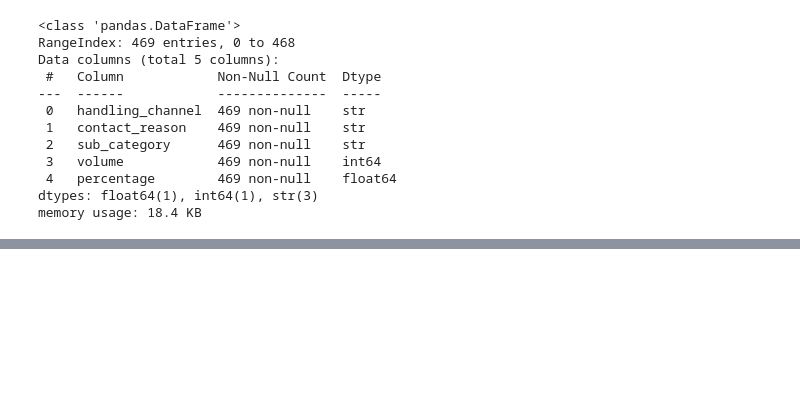
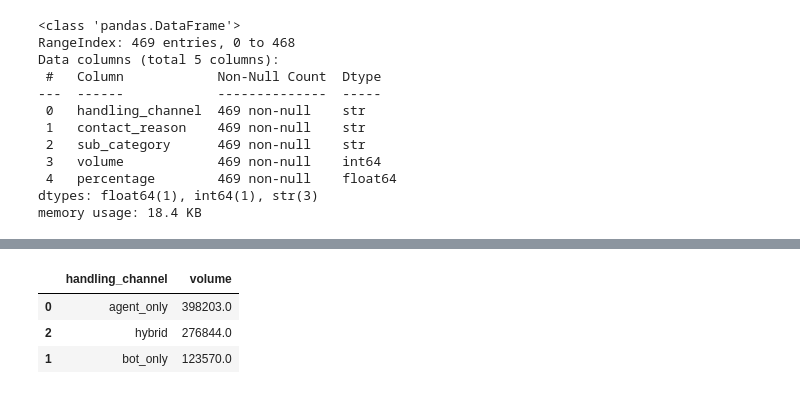
Before and after one commit to JuanjoRestrepo/TaskUS---Adidas-LAM-Chatbot-Analytics-Case, a Jupyter notebook: notebooks/notebooks/01_data_understanding.ipynb, the cells around one changed output, grey strips where cells are left out. Saved outputs shown, nothing was run; the diff lists cells and outputs as text; code cells hidden in the pictures; blank space fills up the shorter version.

```diff
--- a/notebooks/notebooks/01_data_understanding.ipynb
+++ b/notebooks/notebooks/01_data_understanding.ipynb
@@ -967,0 +1063,15 @@ memory usage: 18.4 KB
+# %%
+channel_distribution = (
+    categories_df
+    .groupby("handling_channel")["volume"]
+    .sum()
+    .reset_index()
+    .sort_values(by="volume", ascending=False)
+)
+
+channel_distribution
+# %% [output]
+|  | handling_channel | volume |
+| 0 | agent_only | 398203.0 |
+| 2 | hybrid | 276844.0 |
+| 1 | bot_only | 123570.0 |
```
Also changed, not shown: parts of 19 cells of this notebook.
